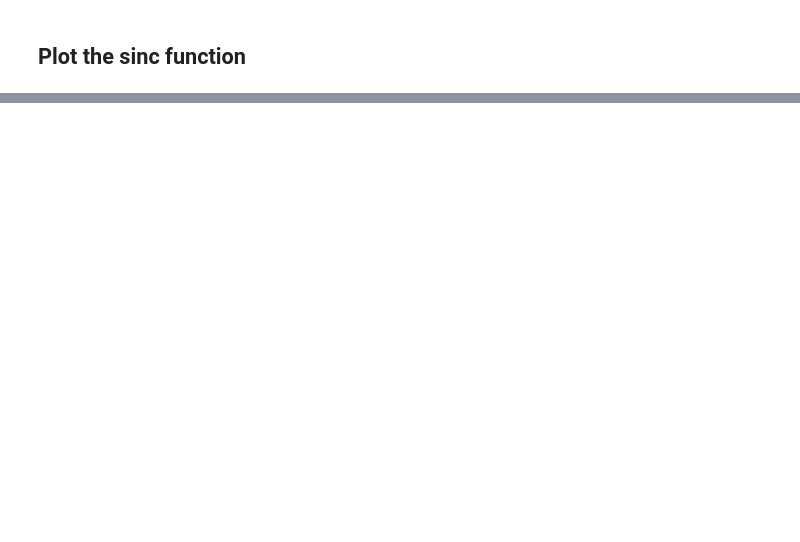
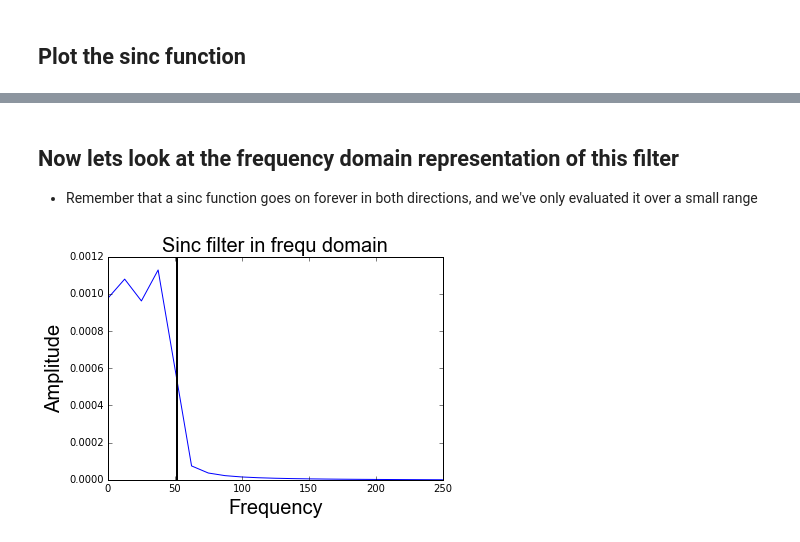
Before and after one commit to TimCSheehan/dev, a Jupyter notebook: Tutorial_060_Filtering_TimeSeries.ipynb, the cells around one changed output, grey strips where cells are left out. Cells and saved outputs as stored; diff of their text form; code cells hidden in the pictures; blank space fills up the shorter version.

```diff
--- a/Tutorial_060_Filtering_TimeSeries.ipynb
+++ b/Tutorial_060_Filtering_TimeSeries.ipynb
@@ -248,0 +292,21 @@ plt.plot(np.abs(np.fft.rfft(sinc_func)))
+# %% [markdown]
+## Now lets look at the frequency domain representation of this filter
+* Remember that a sinc function goes on forever in both directions, and we've only evaluated it over a small range
+# %%
+# take the fft, convert to amplitude, then normalize
+sinc_fft = (np.abs(np.fft.rfft(sinc_func)) / len(filtered_sig) ) * 2
+
+# figure out the frequency resolution of the data
+# recall that our 'dt' here is calculated based on the signal
+# that we set up at the begining of the tutorial with a
+# sr = 512, so fc*512 should be around our filter fall-off
+freq = np.fft.rfftfreq(sinc_func.size, dt)
+
+plt.plot(freq, sinc_fft)
+plt.axvline(fc*sr, color = 'k', linewidth = 2)
+plt.xlabel('Frequency', **fig_font)
+plt.ylabel('Amplitude', **fig_font)
+plt.title('Sinc filter in frequ domain', **fig_font)
+plt.show()
+# %% [output]
+[figure, added]
```
Also changed, not shown: parts of 31 cells of this notebook.
